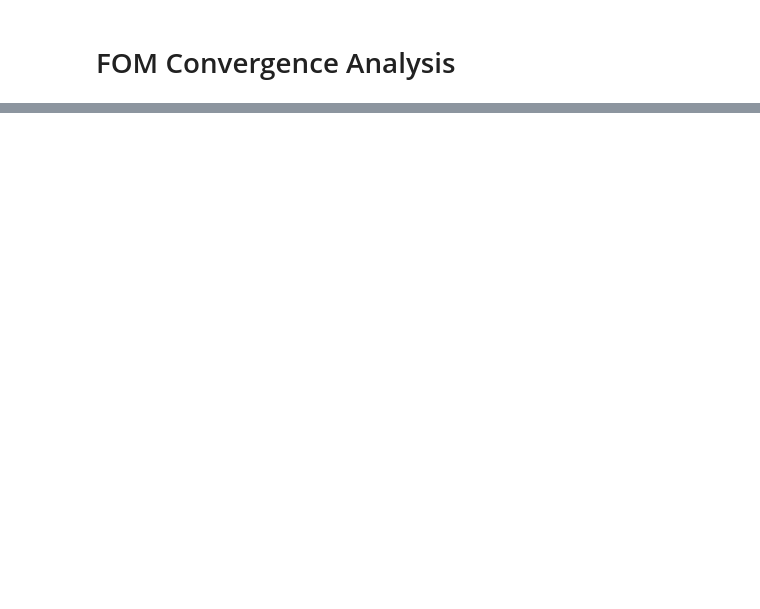
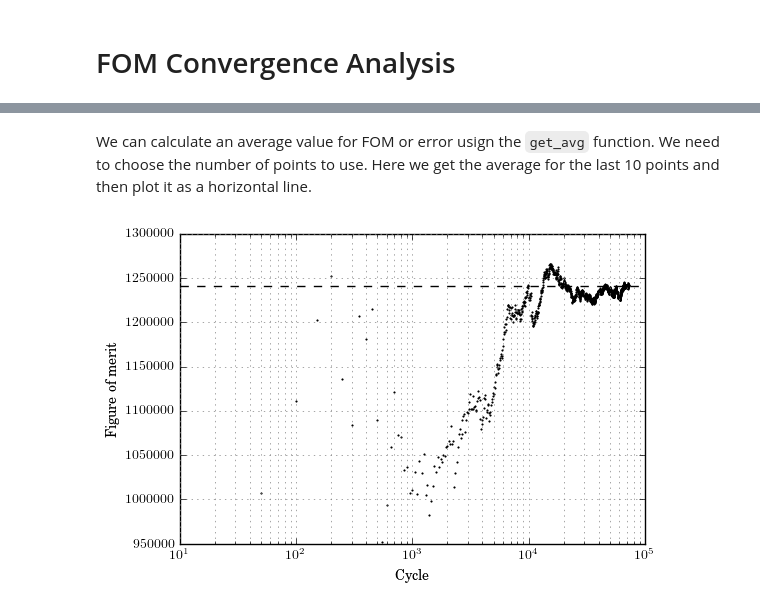
Before and after one commit to JessicaRehak/WDT_Analysis, a Jupyter notebook: WDT_analysis.ipynb, the cells around one changed output, grey strips where cells are left out. Saved outputs shown, nothing was run; the diff lists cells and outputs as text; code cells hidden in the pictures; blank space fills up the shorter version.

```diff
--- a/WDT_analysis.ipynb
+++ b/WDT_analysis.ipynb
@@ -321,0 +115,16 @@ True
+# %% [markdown]
+We can calculate an average value for FOM or error usign the `get_avg` function. We need to choose the number of points to use. Here we get the average for the last 10 points and then plot it as a horizontal line.
+# %%
+# Get data
+inf_flx = pwr_analyzer.get_data('INF_FLX', grp_entry = 1)
+inf_flx_avg = pwr_analyzer.get_avg('INF_FLX',grp_entry = 1, n = 10)
+
+# Plotting
+plt.semilogx(inf_flx[:,0], inf_flx[:,1],'.k',ms=2)
+plt.xlabel('Cycle')
+plt.ylabel('Figure of merit')
+plt.grid(True,which='both',color='0.5')
+plt.axhline(y=inf_flx_avg, color='k', ls='--')
+plt.show()
+# %% [output]
+[figure, added]
```
Also changed, not shown: parts of 75 cells of this notebook.
